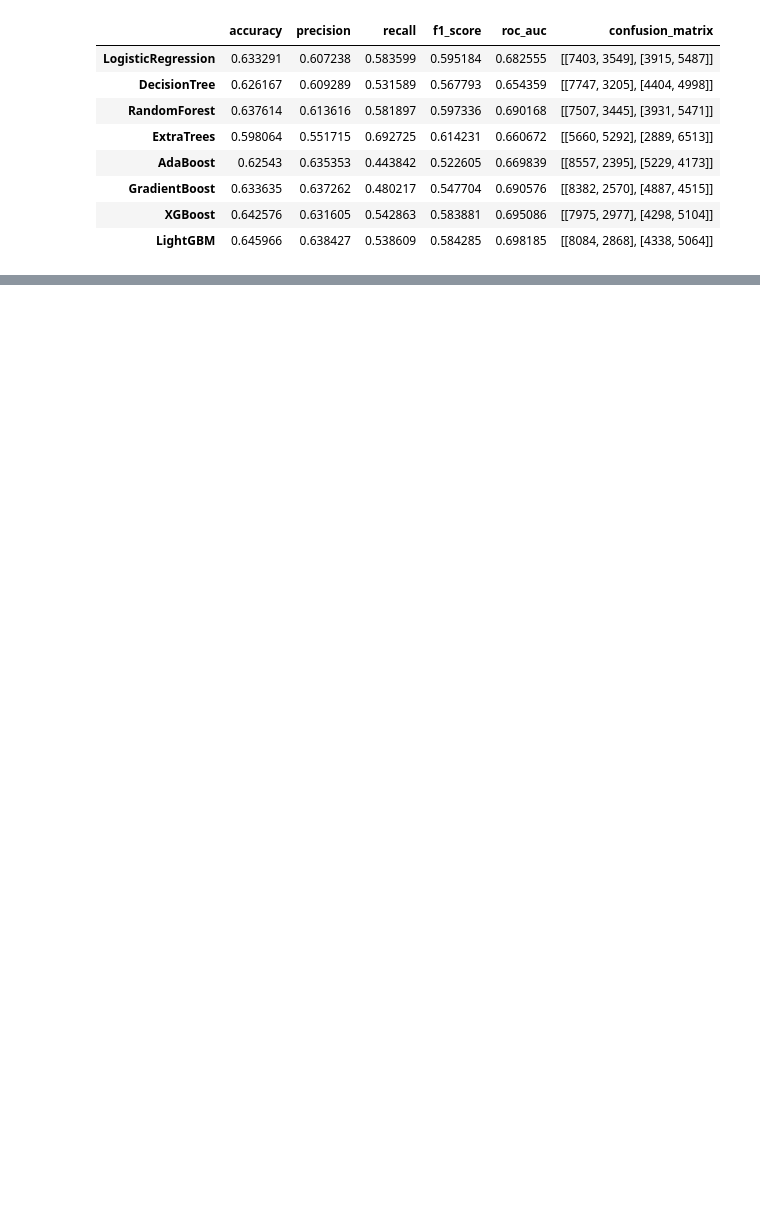
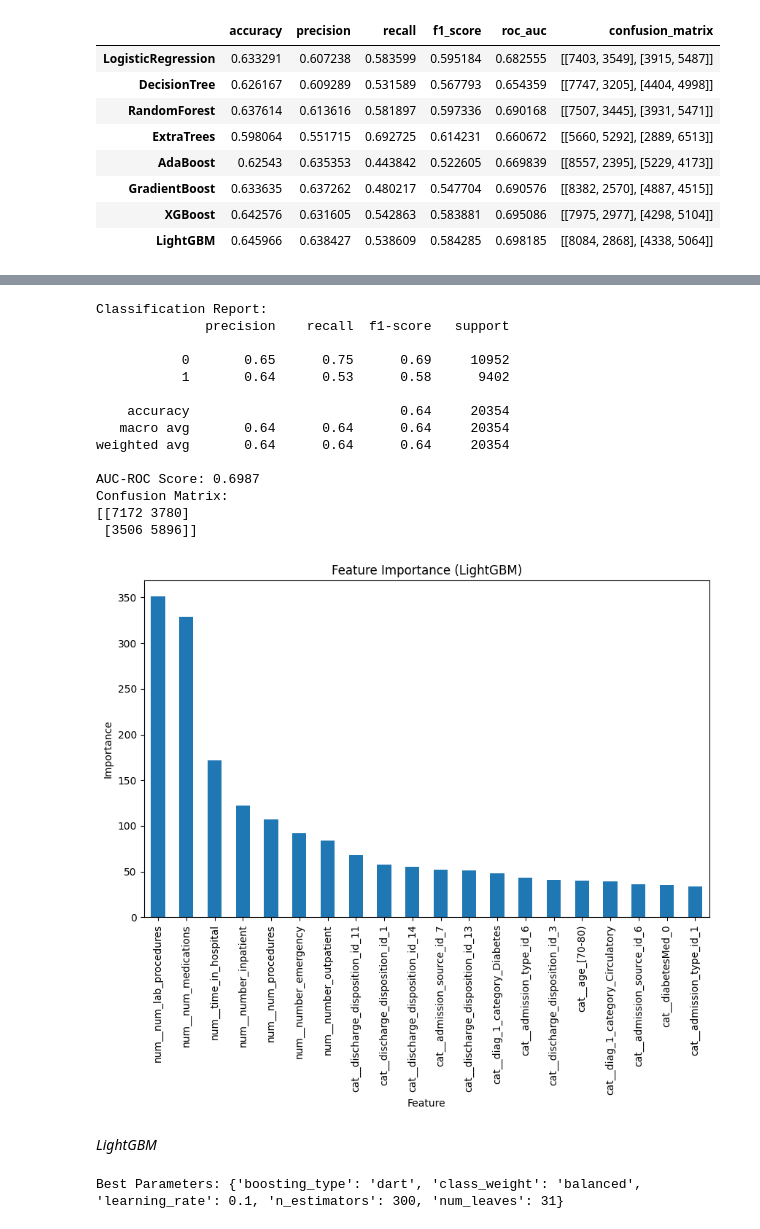
Before and after one commit to madokahazemi/diabetes-readmission-prediction, a Jupyter notebook: code/diabetes-readmission-prediction.ipynb, the cells around one changed output, grey strips where cells are left out. Cells and saved outputs as stored; diff of their text form; code cells hidden in the pictures; blank space fills up the shorter version.

```diff
--- a/code/diabetes-readmission-prediction.ipynb
+++ b/code/diabetes-readmission-prediction.ipynb
@@ -494,0 +708,41 @@ results_df
+# %%
+# Evaluation Metrics for the best Voting Classifier
+print("Classification Report:")
+print(classification_report(y_test, y_pred_voting_classifier))
+
+roc_auc_voting = roc_auc_score(y_test, y_pred_prob_voting_classifier)
+print(f"AUC-ROC Score: {roc_auc_voting:.4f}")
+
+conf_matrix_voting = confusion_matrix(y_test, y_pred_best)
+print("Confusion Matrix:")
+print(conf_matrix_voting)
+
+# Feature Importance
+feature_importance_voting = pd.Series(best_voting_classifier.estimators_[0].feature_importances_, index=preprocessor.get_feature_names_out())
+feature_importance_voting.sort_values(ascending=False, inplace=True)
+
+# Plot feature importances
+plt.figure(figsize=(10, 6))
+feature_importance_voting.head(20).plot(kind='bar')
+plt.xlabel('Feature')
+plt.ylabel('Importance')
+plt.title('Feature Importance (LightGBM)')
+plt.show()
+# %% [output]
+Classification Report:
+              precision    recall  f1-score   support
+
+           0       0.65      0.75      0.69     10952
+           1       0.64      0.53      0.58      9402
+
+    accuracy                           0.64     20354
+   macro avg       0.64      0.64      0.64     20354
+weighted avg       0.64      0.64      0.64     20354
+
+AUC-ROC Score: 0.6987
+Confusion Matrix:
+[[7172 3780]
+ [3506 5896]]
+[figure, added]
+# %% [markdown]
+*LightGBM*
@@ -494,0 +771,6 @@ results_df
+# %%
+# Display the best parameters
+lgbm_best = lgbm_grid_search.best_params_
+print(f'Best Parameters: {lgbm_best}')
+# %% [output]
+Best Parameters: {'boosting_type': 'dart', 'class_weight': 'balanced', 'learning_rate': 0.1, 'n_estimators': 300, 'num_leaves': 31}
```
Also changed, not shown: parts of 26 cells of this notebook.
